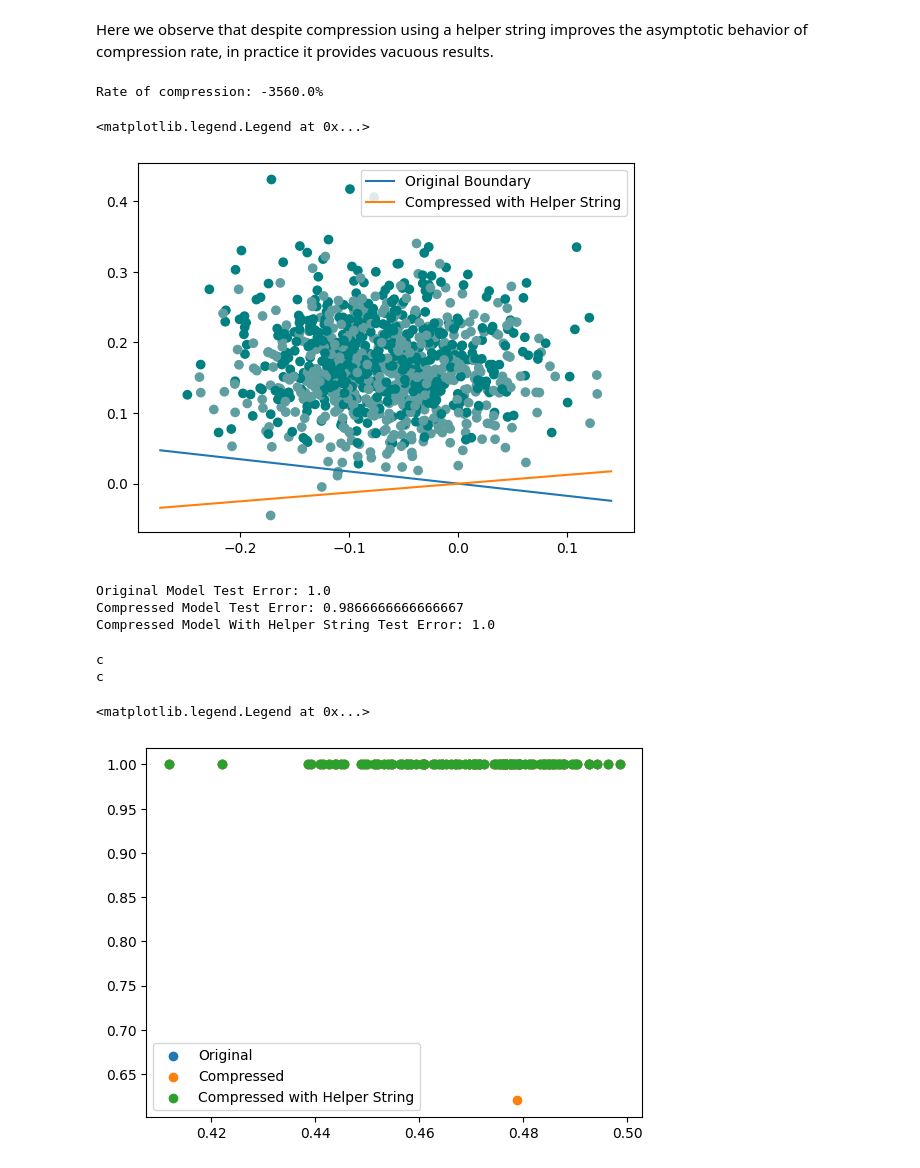
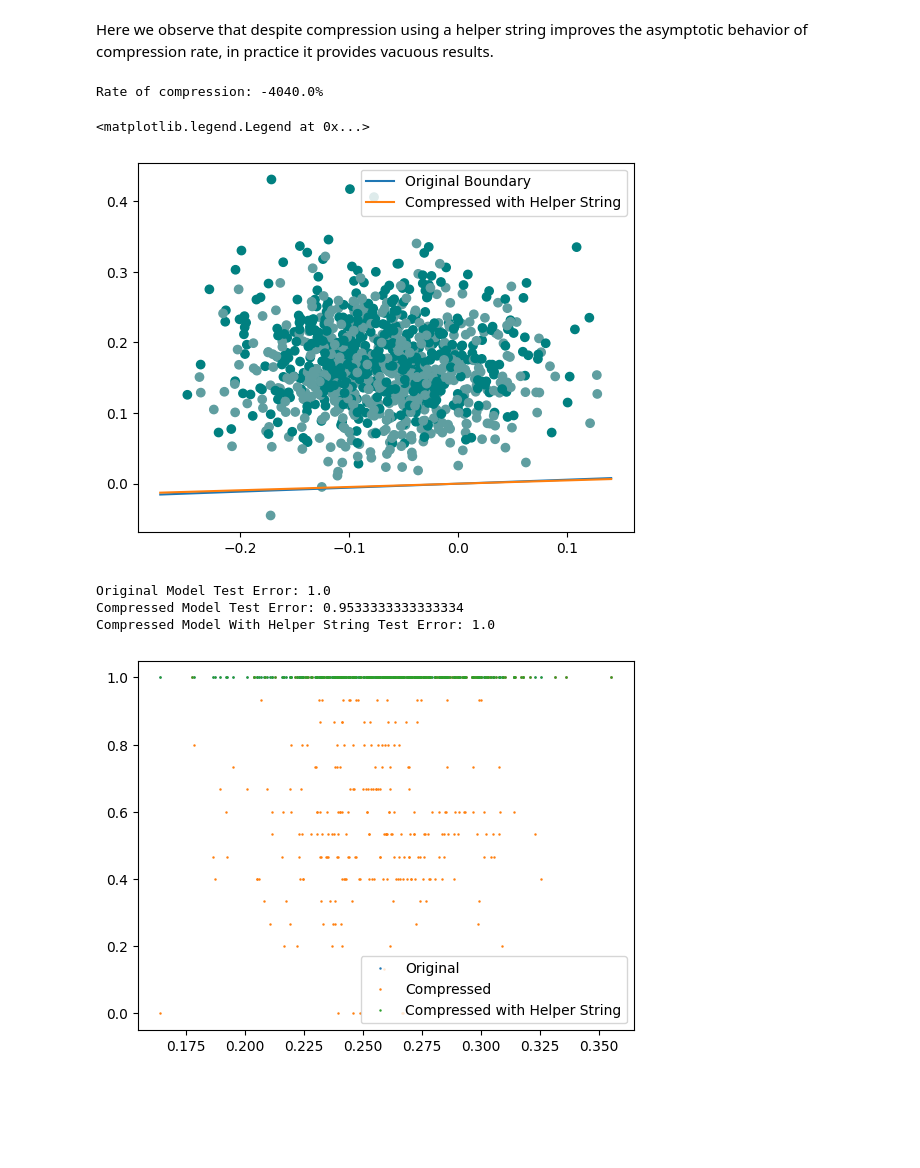
Before and after one commit to ThomasWalker1/Generalization-of-Neural-Networks, a Jupyter notebook: Generalization in Deep Learning/Compression/vector_compression.ipynb, the cells around one changed output. Saved outputs shown, nothing was run; the diff lists cells and outputs as text; code cells hidden in the pictures; blank space fills up the shorter version.

Commit message:
Compression

```diff
--- a/Generalization in Deep Learning/Compression/vector_compression.ipynb
+++ b/Generalization in Deep Learning/Compression/vector_compression.ipynb
@@ -124,6 +124,11 @@ plt.scatter(X[:,0],X[:,1],c=colors)
 with torch.no_grad():
     for batchX, batchY in next_batch(testX, testY, len(testX)):
         predictions = model(batchX)
-        margin=min(abs(predictions)).tolist()
+        predictions=predictions*batchY
+        relu = lambda x: x if x>0 else 0
+        margins = [relu(x) for x in predictions]
+        margins.sort()
+    margin=margins[int(len(margins)*0.05)].numpy()
+
 print(margin)
 # %% [output]
@@ -191,9 +196,9 @@ else:
 plt.scatter(X[:,0],X[:,1],c=colors)
 plt.legend()
 # %% [output]
-Rate of compression: -3560.0%
+Rate of compression: -4040.0%
 <matplotlib.legend.Legend at 0x...>
-[figure, old version]
+[figure, new version]
 # %%
 # Creating new models with compressed classifier
 
@@ -216,7 +221,7 @@ def accuracy_on_test(model,tX,tY):
 print('Original Model Test Error: {}\nCompressed Model Test Error: {}\nCompressed Model With Helper String Test Error: {}'.format(accuracy_on_test(model, testX, testY),accuracy_on_test(compressed_model, testX, testY),accuracy_on_test(compressed_model_helper_string, testX, testY)))
 # %% [output]
 Original Model Test Error: 1.0
-Compressed Model Test Error: 0.9866666666666667
+Compressed Model Test Error: 0.9533333333333334
 Compressed Model With Helper String Test Error: 1.0
 # %%
 def margin_compression(INPUT):
@@ -224,10 +229,10 @@ def margin_compression(INPUT):
     org_test=[]
     com1_test=[]
     com2_test=[]
-    cluster_std=[0.75,1,1.25,1.5,1.75]
+    cluster_std=[0.25,0.5,0.75,1,1.25,1.5,1.75,2]
     for std in cluster_std:
         for k in range(50):
-            X,y=make_blobs(n_samples=1000, n_features=INPUT, centers=2, random_state=1, cluster_std=std)
+            X,y=make_blobs(n_samples=100, n_features=INPUT, centers=2, random_state=1, cluster_std=std)
             y=2*y-1
             X=X/max([np.linalg.norm(x) for x in X])
             (trainX, testX, trainY, testY) = train_test_split(X, y,test_size=0.15)
@@ -260,7 +265,11 @@ def margin_compression(INPUT):
             with torch.no_grad():
                 for batchX, batchY in next_batch(testX, testY, len(testX)):
                     predictions = model(batchX)
-                    margin=min(abs(predictions)).tolist()
+                    predictions=predictions*batchY
+                    relu = lambda x: x if x>0 else 0
+                    m = [relu(x) for x in predictions]
+                    m.sort()
+                margin=m[int(len(m)*0.05)].numpy()
 
             compressed_decision_vector_1=algorithm_1(0.25,decision_vector,margin)
             compressed_decision_vector_2, no_parameters=algorithm_2(0.25,decision_vector,margin)
@@ -275,18 +284,14 @@ def margin_compression(INPUT):
             org_test.append(accuracy_on_test(model, testX, testY))
             com1_test.append(accuracy_on_test(compressed_model, testX, testY))
             com2_test.append(accuracy_on_test(compressed_model_helper_string, testX, testY))
-        print('c')
     return margins, org_test, com1_test, com2_test
 # %%
-m,o,c_1,c_2=margin_compression(50)
+m,o,c_1,c_2=margin_compression(30)
-# %% [output]
-c
-c
 # %%
-plt.plot(m,o,label='Original','o',markersize=0.5)
-plt.plot(m,c_1,label='Compressed','o',markersize=0.5)
-plt.plot(m,c_2,label='Compressed with Helper String','o',markersize=0.5)
+plt.plot(m,o,'o',label='Original',markersize=0.75)
+plt.plot(m,c_1,'o',label='Compressed',markersize=0.75)
+plt.plot(m,c_2,'o',label='Compressed with Helper String',markersize=0.75)
 plt.legend()
+plt.savefig('plots/Vector_Accuracy_Margin.png')
 # %% [output]
-<matplotlib.legend.Legend at 0x...>
-[figure, old version]
+[figure, new version]
```
Also changed, not shown: parts of 4 cells of this notebook, 1 other file.
